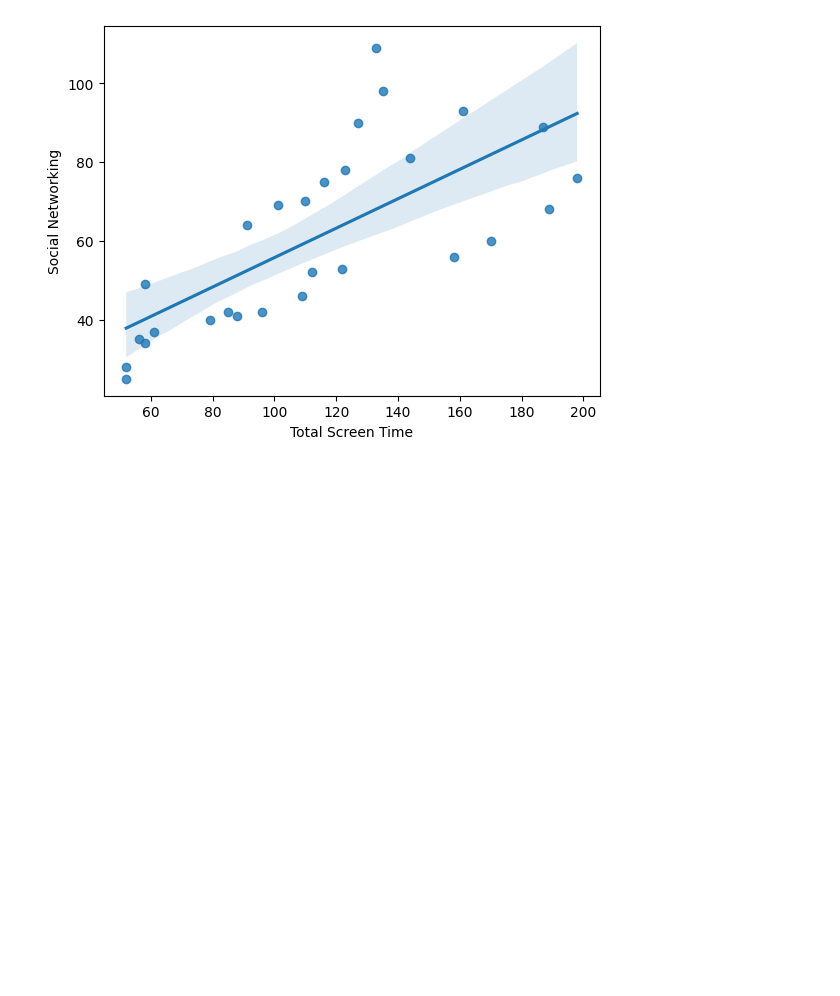
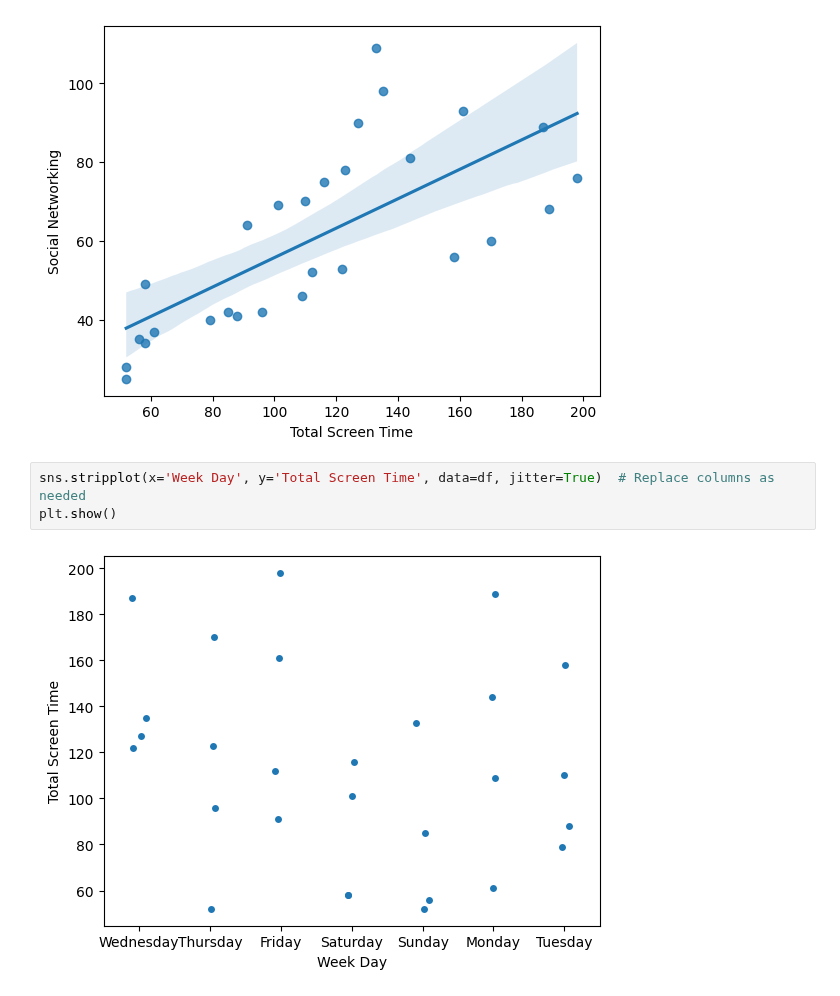
Before and after one commit to auseofficial/ipynb, a Jupyter notebook: panda1.ipynb, the cells around one changed output. Cells and saved outputs as stored; diff of their text form; blank space fills up the shorter version.

```diff
--- a/panda1.ipynb
+++ b/panda1.ipynb
@@ -529,3 +529,8 @@ sns.regplot(x='Total Screen Time', y='Social Networking', data=df)  # Replace wi
 plt.show()
 # %% [output]
 [figure]
+# %%
+sns.stripplot(x='Week Day', y='Total Screen Time', data=df, jitter=True)  # Replace columns as needed
+plt.show()
+# %% [output]
+[figure, added]
```
Also changed, not shown: parts of 1 cell of this notebook.
